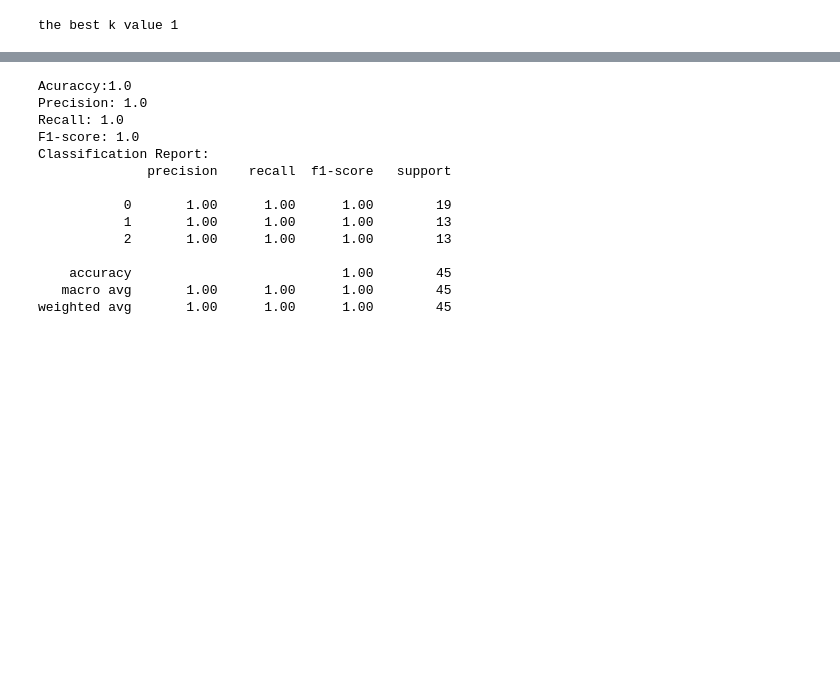
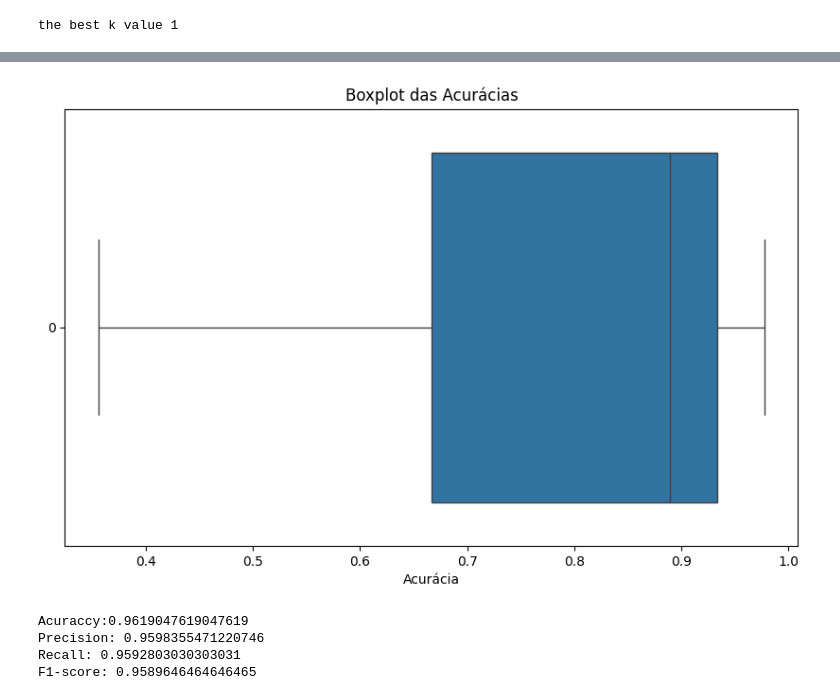
Before and after one commit to andryelarossignol/KNN, a Jupyter notebook: KNN.ipynb, the cells around one changed output, grey strips where cells are left out. Drawn from its saved outputs; the diff is of its cells as text; code cells hidden in the pictures; blank space fills up the shorter version.

```diff
--- a/KNN.ipynb
+++ b/KNN.ipynb
@@ -62,6 +63,15 @@ plt.show()
+# %%
+#Acuraccies box-plot
+plt.figure(figsize=(10, 6))
+sns.boxplot(data=[accuracies], orient='h')
+plt.title('Boxplot das Acurácias')
+plt.xlabel('Acurácia')
+plt.show()
+# %% [output]
+[figure, added]
 # %%
 # Make predictions in the test suite
-y_pred = grid_search.predict(X_test)
+y_pred = clf.predict(X_test)
 
 
 # Acuraccy, precision, recall, F1-score
@@ -75,21 +85,8 @@ print(f'Acuraccy:{accuracy}')
 print(f'Precision: {precision}')
 print(f'Recall: {recall}')
 print(f'F1-score: {f1}')
-
-print('Classification Report:')
-print(classification_report(y_test, y_pred))
 # %% [output]
-Acuraccy:1.0
-Precision: 1.0
-Recall: 1.0
-F1-score: 1.0
-Classification Report:
-              precision    recall  f1-score   support
-
-           0       1.00      1.00      1.00        19
-           1       1.00      1.00      1.00        13
-           2       1.00      1.00      1.00        13
-
-    accuracy                           1.00        45
-   macro avg       1.00      1.00      1.00        45
-weighted avg       1.00      1.00      1.00        45
+Acuraccy:0.9619047619047619
+Precision: 0.9598355471220746
+Recall: 0.9592803030303031
+F1-score: 0.9589646464646465
```
Also changed, not shown: parts of 7 cells of this notebook.
